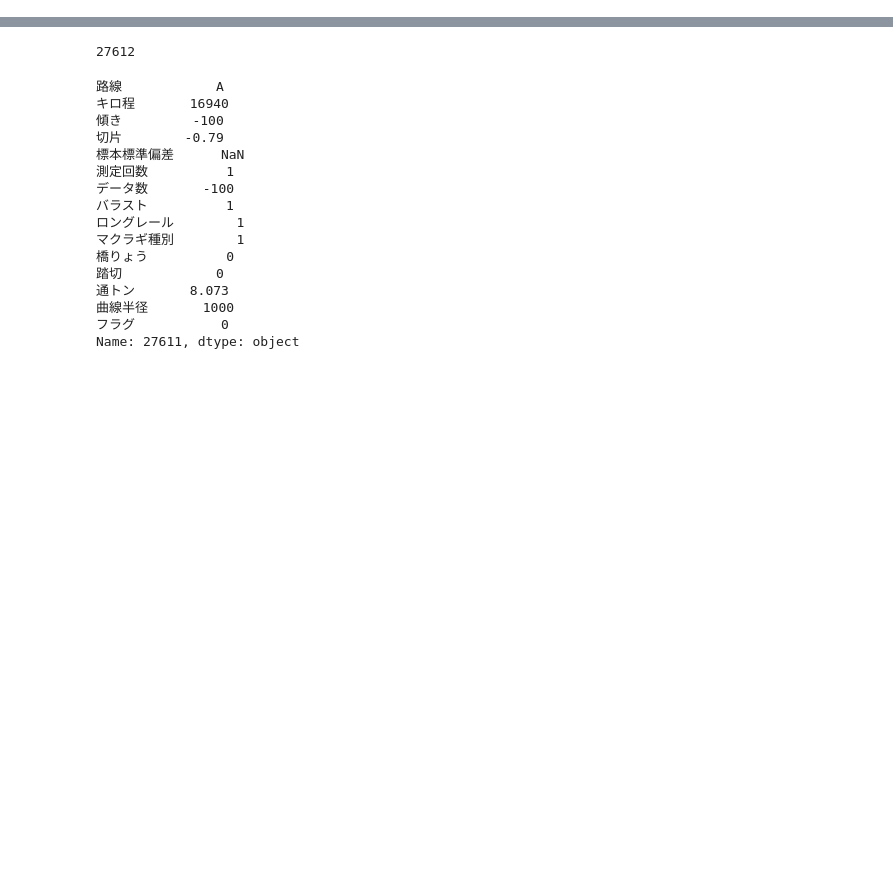
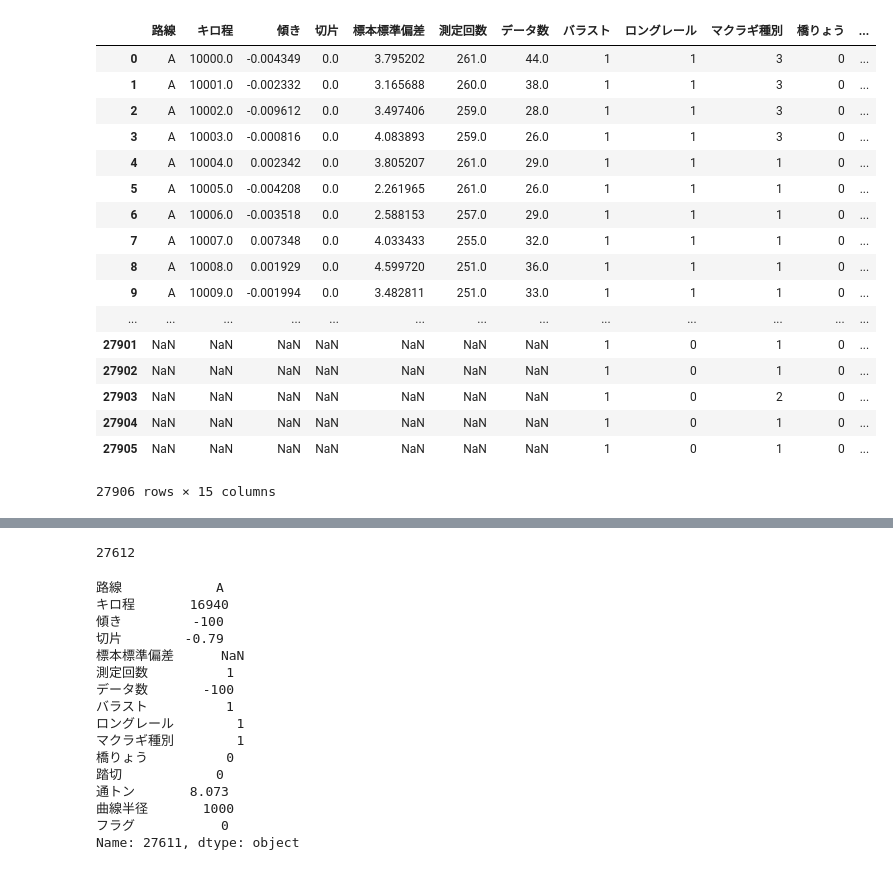
Before and after one commit to a0082273/signate_railway, a Jupyter notebook: check.ipynb, the cells around one changed output, grey strips where cells are left out. Drawn from its saved outputs; the diff is of its cells as text; code cells hidden in the pictures; blank space fills up the shorter version.

```diff
--- a/check.ipynb
+++ b/check.ipynb
@@ -0,0 +1,22 @@
+# %%
+data5 = pd.read_csv('summary5_A.csv', index_col=0)
+data5
+# %% [output]
+|  | 路線 | キロ程 | 傾き | 切片 | 標本標準偏差 | 測定回数 | データ数 | バラスト | ロングレール | マクラギ種別 | 橋りょう | ... |
+| 0 | A | 10000.0 | -0.004349 | 0.0 | 3.795202 | 261.0 | 44.0 | 1 | 1 | 3 | 0 | ... |
+| 1 | A | 10001.0 | -0.002332 | 0.0 | 3.165688 | 260.0 | 38.0 | 1 | 1 | 3 | 0 | ... |
+| 2 | A | 10002.0 | -0.009612 | 0.0 | 3.497406 | 259.0 | 28.0 | 1 | 1 | 3 | 0 | ... |
+| 3 | A | 10003.0 | -0.000816 | 0.0 | 4.083893 | 259.0 | 26.0 | 1 | 1 | 3 | 0 | ... |
+| 4 | A | 10004.0 | 0.002342 | 0.0 | 3.805207 | 261.0 | 29.0 | 1 | 1 | 1 | 0 | ... |
+| 5 | A | 10005.0 | -0.004208 | 0.0 | 2.261965 | 261.0 | 26.0 | 1 | 1 | 1 | 0 | ... |
+| 6 | A | 10006.0 | -0.003518 | 0.0 | 2.588153 | 257.0 | 29.0 | 1 | 1 | 1 | 0 | ... |
+| 7 | A | 10007.0 | 0.007348 | 0.0 | 4.033433 | 255.0 | 32.0 | 1 | 1 | 1 | 0 | ... |
+| 8 | A | 10008.0 | 0.001929 | 0.0 | 4.599720 | 251.0 | 36.0 | 1 | 1 | 1 | 0 | ... |
+| 9 | A | 10009.0 | -0.001994 | 0.0 | 3.482811 | 251.0 | 33.0 | 1 | 1 | 1 | 0 | ... |
+| ... | ... | ... | ... | ... | ... | ... | ... | ... | ... | ... | ... | ... |
+| 27901 | NaN | NaN | NaN | NaN | NaN | NaN | NaN | 1 | 0 | 1 | 0 | ... |
+| 27902 | NaN | NaN | NaN | NaN | NaN | NaN | NaN | 1 | 0 | 1 | 0 | ... |
+| 27903 | NaN | NaN | NaN | NaN | NaN | NaN | NaN | 1 | 0 | 2 | 0 | ... |
+| 27904 | NaN | NaN | NaN | NaN | NaN | NaN | NaN | 1 | 0 | 1 | 0 | ... |
+| 27905 | NaN | NaN | NaN | NaN | NaN | NaN | NaN | 1 | 0 | 1 | 0 | ... |
+27906 rows × 15 columns
```
Also changed, not shown: parts of 16 cells of this notebook, 1 other file.
